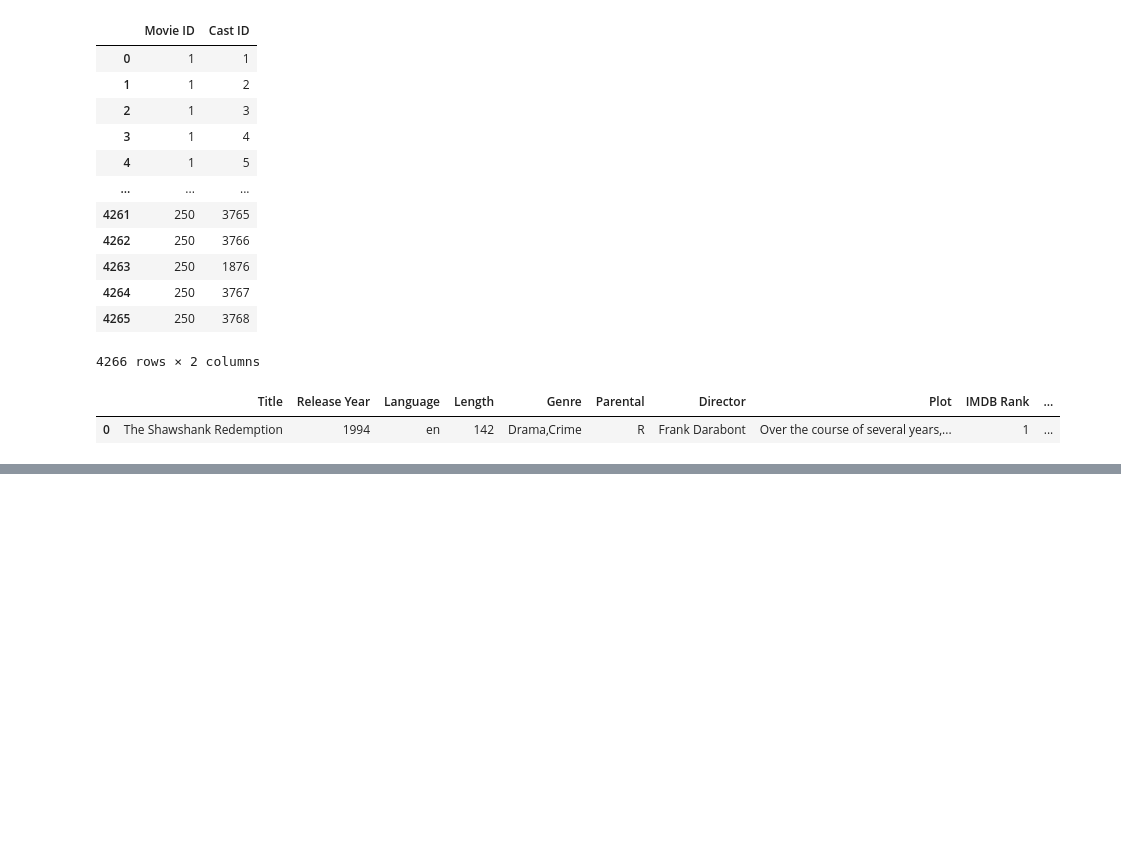
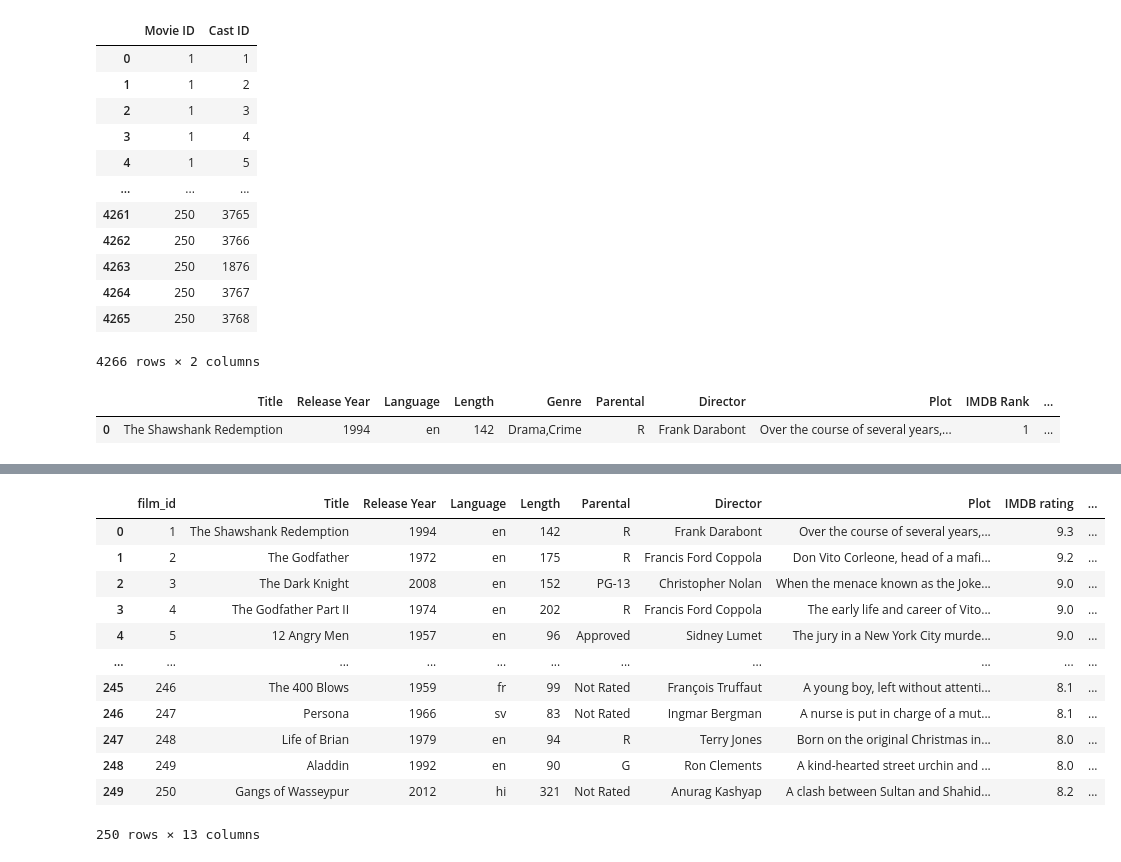
Before and after one commit to LeoBulcsu/Visualisation-Project, a Jupyter notebook: 03.visualStudioCode/data.ipynb, the cells around one changed output, grey strips where cells are left out. Drawn from its saved outputs; the diff is of its cells as text; code cells hidden in the pictures; blank space fills up the shorter version.

```diff
--- a/03.visualStudioCode/data.ipynb
+++ b/03.visualStudioCode/data.ipynb
@@ -183,0 +213,6 @@ bfilms_db_3.to_csv('../02.data/BFilms_db.csv')
+# %%
+genre_dict = {}
+for i, genre in enumerate(bfilms_db_3['Genre'].explode().unique()):
+    genre_dict[genre] = i + 1
+
+genre_dict
@@ -183,0 +237,10 @@ bfilms_db_3.to_csv('../02.data/BFilms_db.csv')
+# %%
+# Define a function to replace cast member names with IDs
+def replace_genre(genre_lst):
+
+    genre_lst = [str(genre_dict[genre]) for genre in genre_lst]
+
+    return genre_lst
+# %%
+# Apply the function to the 'Cast' column and store the result in a new column 'Cast IDs'
+bfilms_db_3['Genre IDs'] = bfilms_db_3['Genre'].apply(replace_genre)
@@ -183,0 +267,2 @@ bfilms_db_3.to_csv('../02.data/BFilms_db.csv')
+# %%
+bfilms_db_3 = bfilms_db_3[['film_id','Title','Release Year','Language','Length','Parental','Director', 'Plot','IMDB rating','Tomatometer','TMDB Score', 'Meta Score', 'Image URL']]
@@ -183,0 +271,16 @@ bfilms_db_3.to_csv('../02.data/BFilms_db.csv')
+# %%
+bfilms_db_3
+# %% [output]
+|  | film_id | Title | Release Year | Language | Length | Parental | Director | Plot | IMDB rating | ... |
+| 0 | 1 | The Shawshank Redemption | 1994 | en | 142 | R | Frank Darabont | Over the course of several years,... | 9.3 | ... |
+| 1 | 2 | The Godfather | 1972 | en | 175 | R | Francis Ford Coppola | Don Vito Corleone, head of a mafi... | 9.2 | ... |
+| 2 | 3 | The Dark Knight | 2008 | en | 152 | PG-13 | Christopher Nolan | When the menace known as the Joke... | 9.0 | ... |
+| 3 | 4 | The Godfather Part II | 1974 | en | 202 | R | Francis Ford Coppola | The early life and career of Vito... | 9.0 | ... |
+| 4 | 5 | 12 Angry Men | 1957 | en | 96 | Approved | Sidney Lumet | The jury in a New York City murde... | 9.0 | ... |
+| ... | ... | ... | ... | ... | ... | ... | ... | ... | ... | ... |
+| 245 | 246 | The 400 Blows | 1959 | fr | 99 | Not Rated | François Truffaut | A young boy, left without attenti... | 8.1 | ... |
+| 246 | 247 | Persona | 1966 | sv | 83 | Not Rated | Ingmar Bergman | A nurse is put in charge of a mut... | 8.1 | ... |
+| 247 | 248 | Life of Brian | 1979 | en | 94 | R | Terry Jones | Born on the original Christmas in... | 8.0 | ... |
+| 248 | 249 | Aladdin | 1992 | en | 90 | G | Ron Clements | A kind-hearted street urchin and ... | 8.0 | ... |
+| 249 | 250 | Gangs of Wasseypur | 2012 | hi | 321 | Not Rated | Anurag Kashyap | A clash between Sultan and Shahid... | 8.2 | ... |
+250 rows × 13 columns
```
Also changed, not shown: parts of 13 cells of this notebook, 2 other files.
